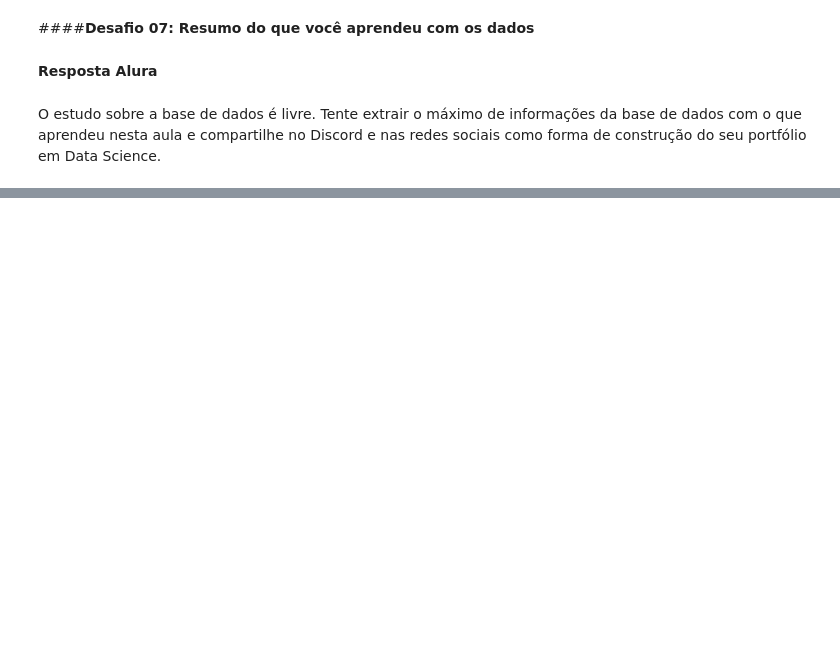
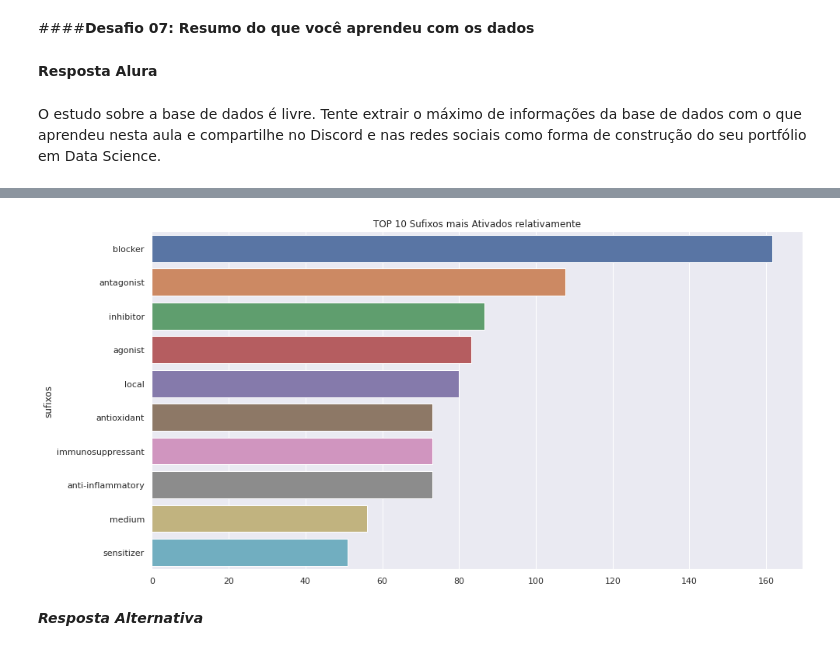
Before and after one commit to weltonrosa/Curso_Alura_ImersaoDados, a Jupyter notebook: Imersão_Dados.ipynb, the cells around one changed output, grey strips where cells are left out. Drawn from its saved outputs; the diff is of its cells as text; code cells hidden in the pictures; blank space fills up the shorter version.

```diff
--- a/Imersão_Dados.ipynb
+++ b/Imersão_Dados.ipynb
@@ -1584,0 +1934,13 @@ O estudo sobre a base de dados é livre. Tente extrair o máximo de informaçõe
+# %%
+contagem_sufixo_relativo = (contagem_MOAs_ativos_por_sufixos / contagem_total_por_sufixo).sort_values(ascending=False)
+# %%
+fig, ax = plt.subplots(1,1,figsize=(15,8))
+sns.barplot(y=contagem_sufixo_relativo.index[:10],
+            x=contagem_sufixo_relativo.values[:10], ax=ax, orient='h')
+ax.set_title("TOP 10 Sufixos mais Ativados relativamente")
+
+plt.show()
+# %% [output]
+[figure, added]
+# %% [markdown]
+***Resposta Alternativa***
```
Also changed, not shown: parts of 166 cells of this notebook.
